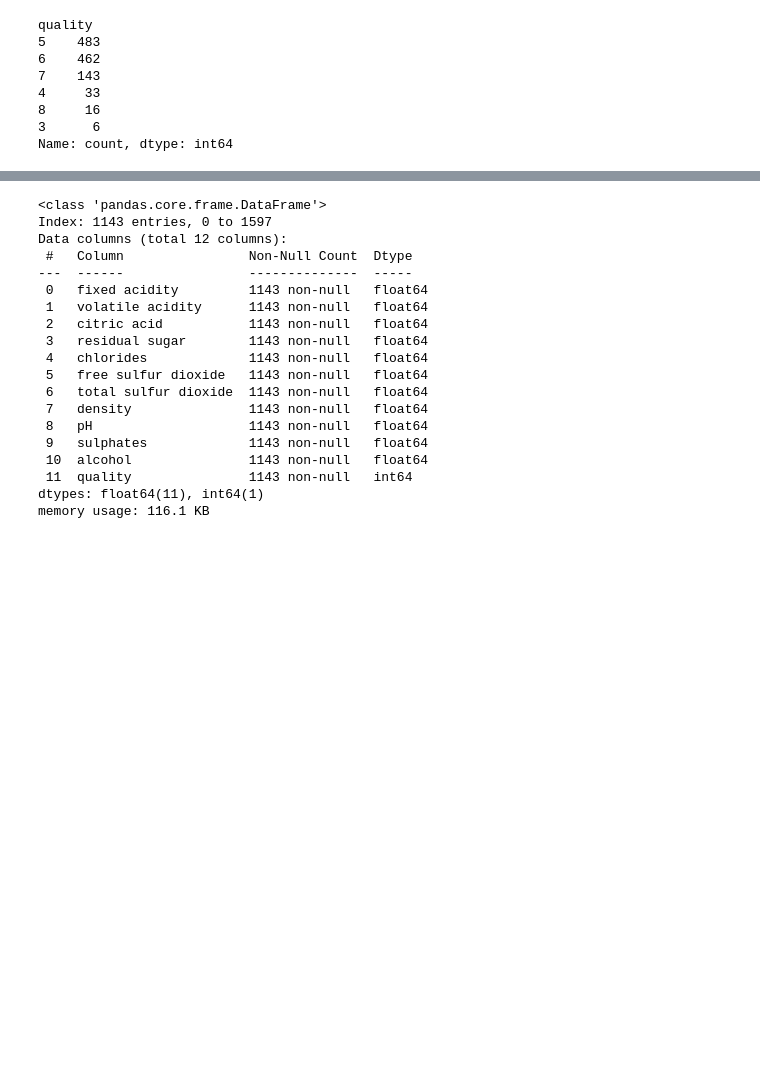
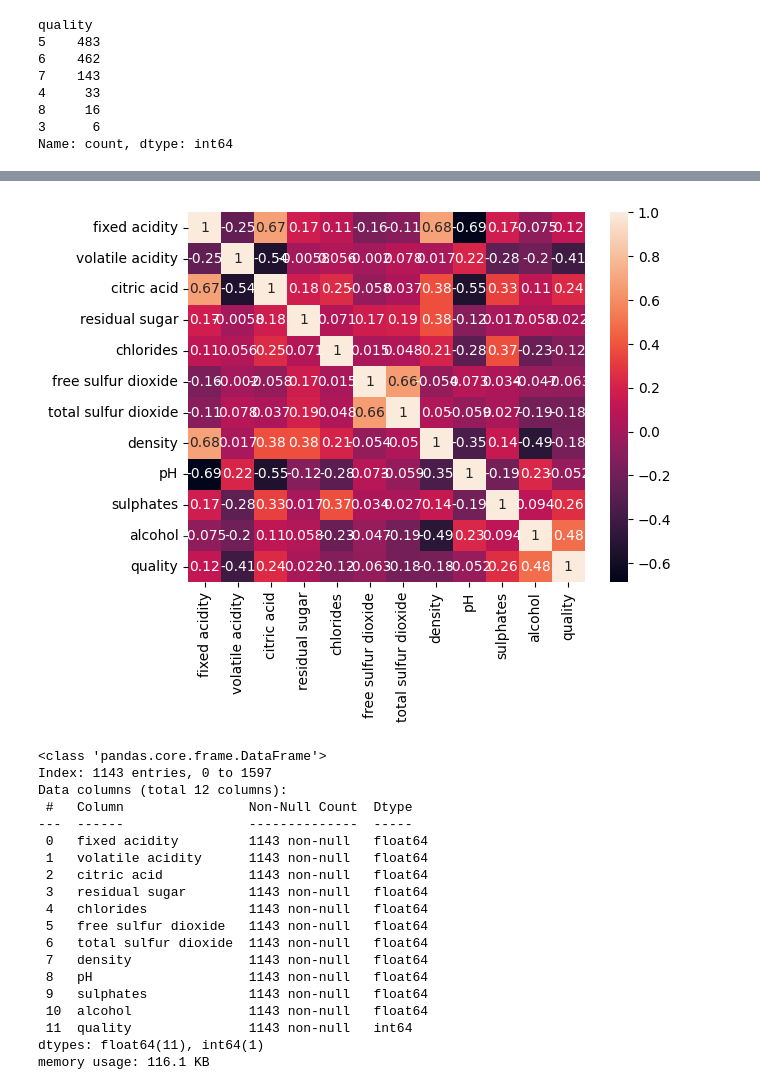
Before and after one commit to PabloNvnes/Algoritmo-KNN, a Jupyter notebook: main.ipynb, the cells around one changed output, grey strips where cells are left out. Drawn from its saved outputs; the diff is of its cells as text; code cells hidden in the pictures; blank space fills up the shorter version.

```diff
--- a/main.ipynb
+++ b/main.ipynb
@@ -76,3 +56,7 @@ df.corr()
+# %%
+dataplot = sns.heatmap(df.corr(), annot=True)
+# %% [output]
+[figure, added]
 # %%
 df.info()
 # %% [output]
```
Also changed, not shown: parts of 6 cells of this notebook.
